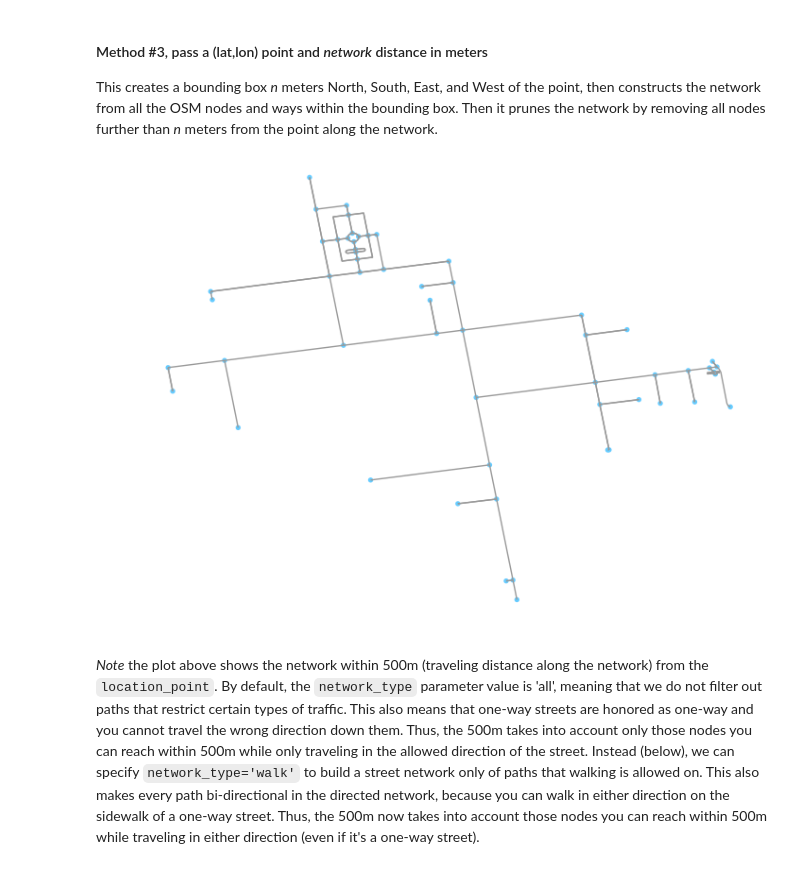
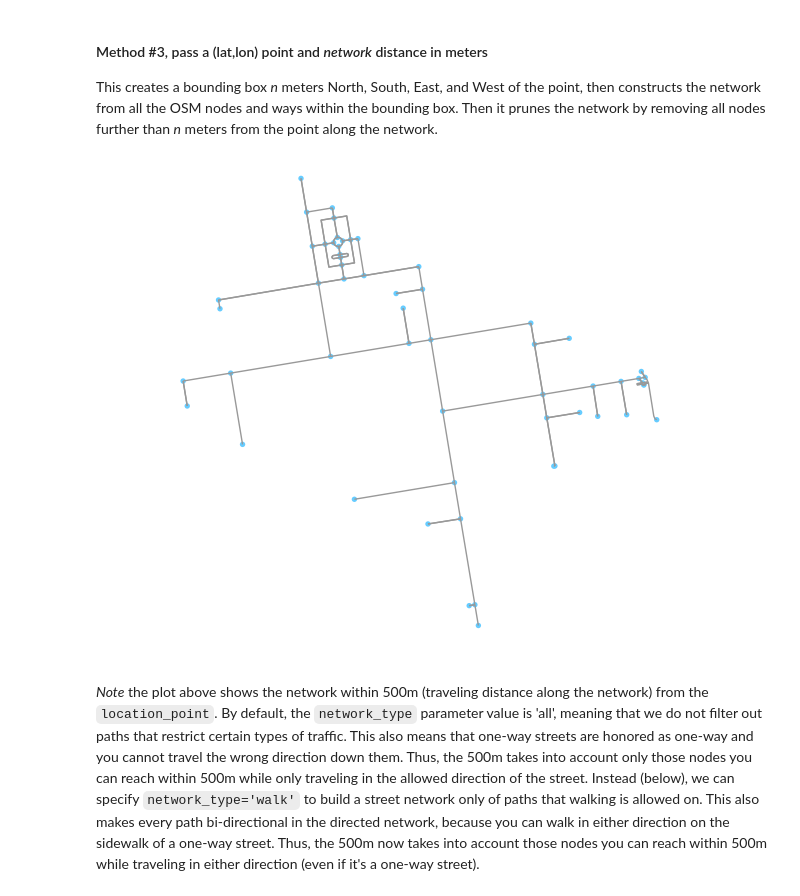
Before and after one commit to gboeing/ppde642, a Jupyter notebook: 21-Urban-Street-Networks/01-osmnx-overview.ipynb, the cells around one changed output. Drawn from its saved outputs; the diff is of its cells as text; code cells hidden in the pictures.

```diff
--- a/21-Urban-Street-Networks/01-osmnx-overview.ipynb
+++ b/21-Urban-Street-Networks/01-osmnx-overview.ipynb
@@ -89,9 +96,10 @@ This creates a bounding box *n* meters North, South, East, and West of the point
 # %%
 # same point again, but create network only of nodes within 500m along the network from point
 G3 = ox.graph_from_point(location_point, distance=500, distance_type='network')
+G3 = ox.project_graph(G3)
 fig, ax = ox.plot_graph(G3)
 # %% [output]
-[figure, old version]
+[figure, new version]
 # %% [markdown]
 *Note* the plot above shows the network within 500m (traveling distance along the network) from the `location_point`. By default, the `network_type` parameter value is 'all', meaning that we do not filter out paths that restrict certain types of traffic. This also means that one-way streets are honored as one-way and you cannot travel the wrong direction down them. Thus, the 500m takes into account only those nodes you can reach within 500m while only traveling in the allowed direction of the street. Instead (below), we can specify `network_type='walk'` to build a street network only of paths that walking is allowed on. This also makes every path bi-directional in the directed network, because you can walk in either direction on the sidewalk of a one-way street. Thus, the 500m now takes into account those nodes you can reach within 500m while traveling in either direction (even if it's a one-way street).
 # %%
```
Also changed, not shown: parts of 12 cells of this notebook, 8 other files.
